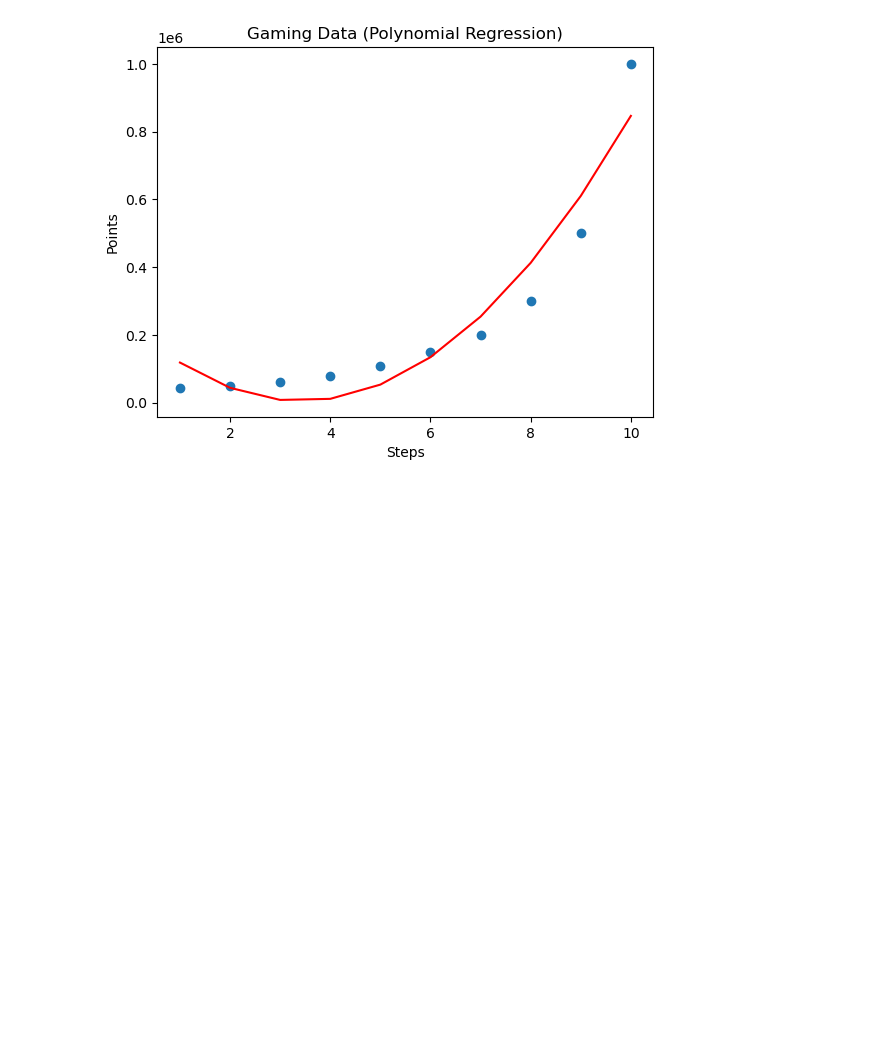
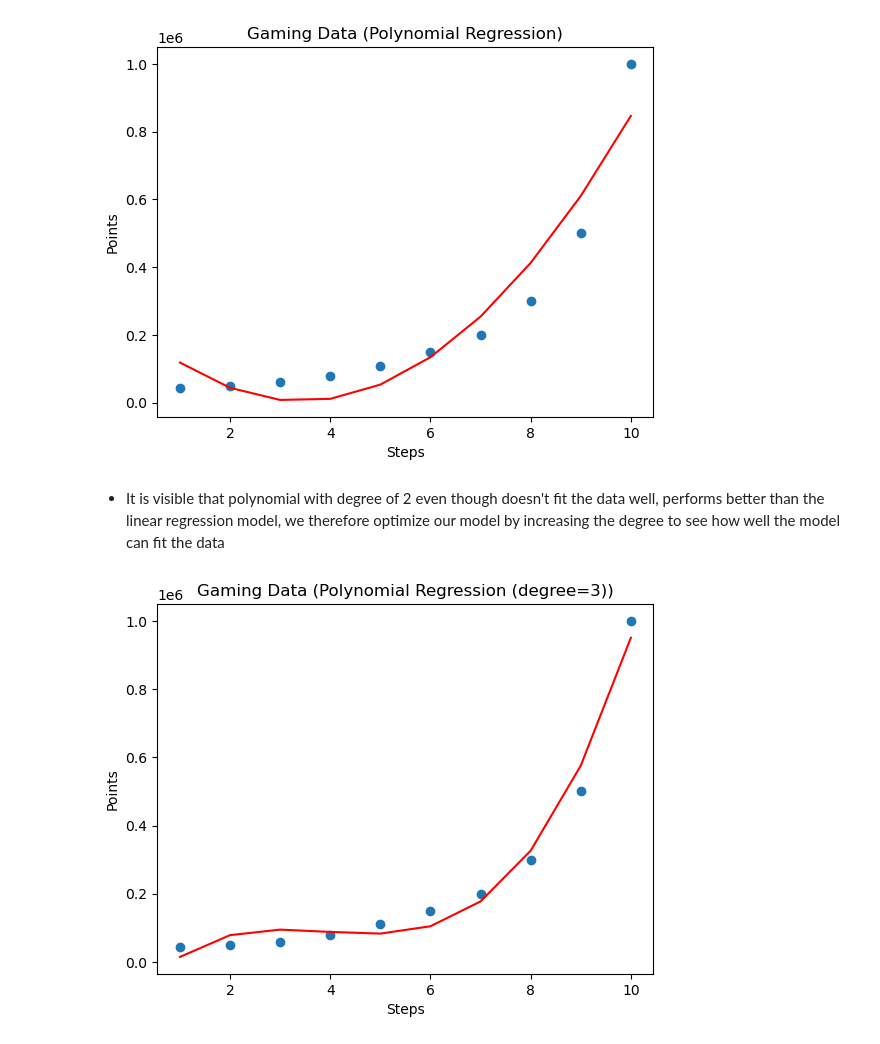
Before and after one commit to Ezerioha-ifeanyi/Machine-Learning---Regression, a Jupyter notebook: Regression .ipynb, the cells around one changed output. Saved outputs shown, nothing was run; the diff lists cells and outputs as text; code cells hidden in the pictures; blank space fills up the shorter version.

Commit message:
fitted the data with a 3 degree polynomial and visualized the result

```diff
--- a/Regression .ipynb
+++ b/Regression .ipynb
@@ -109,3 +109,34 @@ plt.ylabel("Points")
 plt.show()
 # %% [output]
 [figure]
+# %% [markdown]
+- It is visible that polynomial with degree of 2 even though doesn't fit the data well, performs better than the linear regression model, we therefore optimize our model by increasing the degree to see how well the model can fit the data
+# %%
+# Fit the polynomial regression
+
+from sklearn.preprocessing import PolynomialFeatures
+
+# Initiate the polynomial regression object with degree of 3
+poly_reg1= PolynomialFeatures(degree=3)
+
+# fit and transform the feature to a polynomial feature
+X_poly1= poly_reg1.fit_transform(X)
+
+# create the Linear Model
+linear_model2 = LinearRegression()
+
+# fit the transformed data on the linear model
+linear_model2.fit(X_poly1, Y)
+
+
+
+# visualize the polynomial regression result
+
+plt.scatter(X,Y)
+plt.plot(X, linear_model2.predict(X_poly1),color="red")
+plt.title("Gaming Data (Polynomial Regression (degree=3))")
+plt.xlabel("Steps")
+plt.ylabel("Points")
+plt.show()
+# %% [output]
+[figure, added]
```
